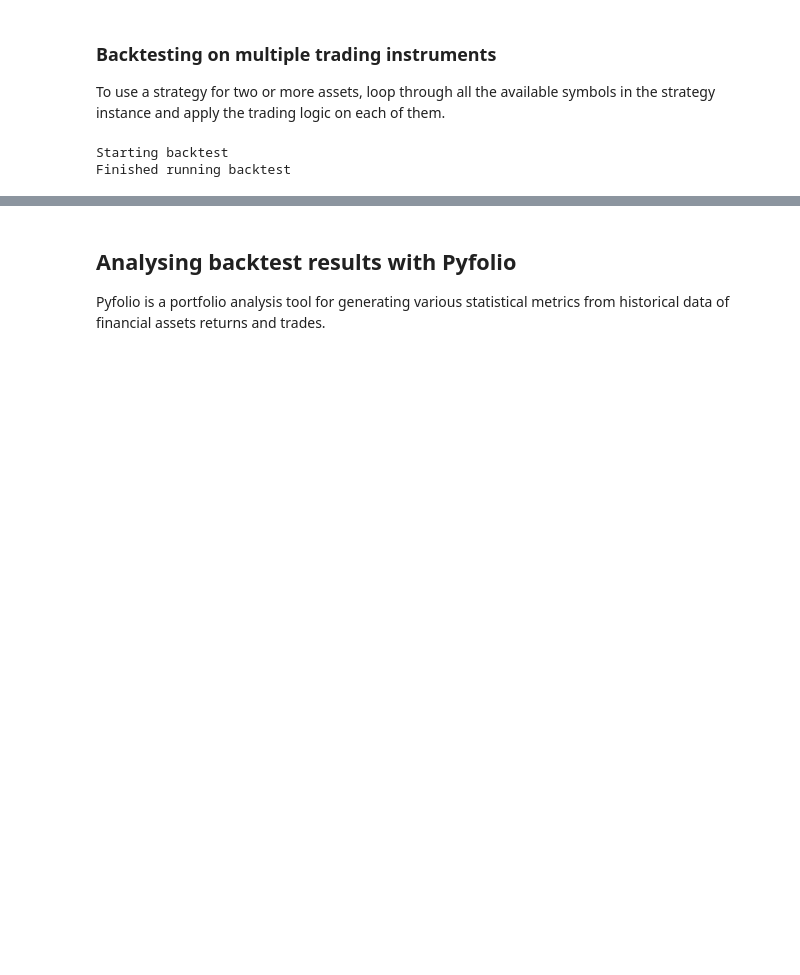
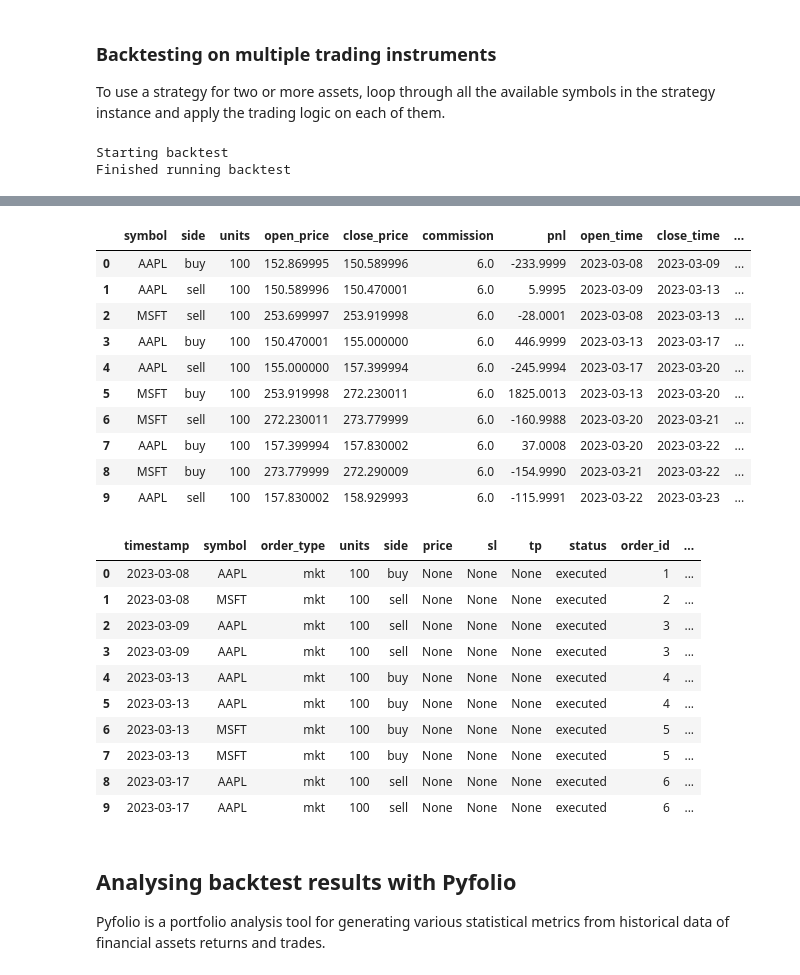
Before and after one commit to tiloye/systrader, a Jupyter notebook: examples/end2end_backtest.ipynb, the cells around one changed output, grey strips where cells are left out. Drawn from its saved outputs; the diff is of its cells as text; code cells hidden in the pictures; blank space fills up the shorter version.

```diff
--- a/examples/end2end_backtest.ipynb
+++ b/examples/end2end_backtest.ipynb
@@ -154,30 +154,38 @@ class Momentum(Strategy):
                 if position.side == signal:
                     return
                 else:
-                    if signal == "BUY":
-                        self.broker.buy(symbol, units=2 * position.units)
+                    if signal == OrderSide.BUY:
+                        self.broker.buy(symbol=symbol, units=2 * position.units)
                     else:
-                        self.broker.sell(symbol, units=2 * position.units)
+                        self.broker.sell(symbol=symbol, units=2 * position.units)
             else:
-                if signal == "BUY":
-                    self.broker.buy(symbol)
+                if signal == OrderSide.BUY:
+                    self.broker.buy(symbol=symbol)
                 else:
-                    self.broker.sell(symbol)
+                    self.broker.sell(symbol=symbol)
 
     def calculate_signal(self, symbol, curr_price):
         prev_price = self.prev_price[symbol]
         if prev_price:
             if curr_price > prev_price:
-                return "BUY"
-            return "SELL"
+                return OrderSide.BUY
+            return OrderSide.SELL
         return None
 # %%
 SYMBOLS = ["AAPL", "MSFT"]
 data_handler = HistoricCSVDataHandler(csv_dir=DATA_PATH, symbols=SYMBOLS)
-sim_broker = SimBroker(data_handler=data_handler, commission=3.0)
+sim_broker = SimBroker(commission=3.0)
 strategy = Momentum(symbols=SYMBOLS)
 trader = Trader(data_handler=data_handler, broker=sim_broker, strategy=strategy)
 trader.run()
 # %% [output]
 Starting backtest
 Finished running backtest
+# %%
+display(
+    trader.data_handler.latest_symbol_data["AAPL"][:5],
+    trader.data_handler.latest_symbol_data["MSFT"][:5],
+    trader.account_history["positions"].head(10),
+    trader.account_history["orders"].head(10)
+)
+# %% [output]
@@ -184,3 +202,25 @@ Finished running backtest
+|  | symbol | side | units | open_price | close_price | commission | pnl | open_time | close_time | ... |
+| 0 | AAPL | buy | 100 | 152.869995 | 150.589996 | 6.0 | -233.9999 | 2023-03-08 | 2023-03-09 | ... |
+| 1 | AAPL | sell | 100 | 150.589996 | 150.470001 | 6.0 | 5.9995 | 2023-03-09 | 2023-03-13 | ... |
+| 2 | MSFT | sell | 100 | 253.699997 | 253.919998 | 6.0 | -28.0001 | 2023-03-08 | 2023-03-13 | ... |
+| 3 | AAPL | buy | 100 | 150.470001 | 155.000000 | 6.0 | 446.9999 | 2023-03-13 | 2023-03-17 | ... |
+| 4 | AAPL | sell | 100 | 155.000000 | 157.399994 | 6.0 | -245.9994 | 2023-03-17 | 2023-03-20 | ... |
+| 5 | MSFT | buy | 100 | 253.919998 | 272.230011 | 6.0 | 1825.0013 | 2023-03-13 | 2023-03-20 | ... |
+| 6 | MSFT | sell | 100 | 272.230011 | 273.779999 | 6.0 | -160.9988 | 2023-03-20 | 2023-03-21 | ... |
+| 7 | AAPL | buy | 100 | 157.399994 | 157.830002 | 6.0 | 37.0008 | 2023-03-20 | 2023-03-22 | ... |
+| 8 | MSFT | buy | 100 | 273.779999 | 272.290009 | 6.0 | -154.9990 | 2023-03-21 | 2023-03-22 | ... |
+| 9 | AAPL | sell | 100 | 157.830002 | 158.929993 | 6.0 | -115.9991 | 2023-03-22 | 2023-03-23 | ... |
+|  | timestamp | symbol | order_type | units | side | price | sl | tp | status | order_id | ... |
+| 0 | 2023-03-08 | AAPL | mkt | 100 | buy | None | None | None | executed | 1 | ... |
+| 1 | 2023-03-08 | MSFT | mkt | 100 | sell | None | None | None | executed | 2 | ... |
+| 2 | 2023-03-09 | AAPL | mkt | 100 | sell | None | None | None | executed | 3 | ... |
+| 3 | 2023-03-09 | AAPL | mkt | 100 | sell | None | None | None | executed | 3 | ... |
+| 4 | 2023-03-13 | AAPL | mkt | 100 | buy | None | None | None | executed | 4 | ... |
+| 5 | 2023-03-13 | AAPL | mkt | 100 | buy | None | None | None | executed | 4 | ... |
+| 6 | 2023-03-13 | MSFT | mkt | 100 | buy | None | None | None | executed | 5 | ... |
+| 7 | 2023-03-13 | MSFT | mkt | 100 | buy | None | None | None | executed | 5 | ... |
+| 8 | 2023-03-17 | AAPL | mkt | 100 | sell | None | None | None | executed | 6 | ... |
+| 9 | 2023-03-17 | AAPL | mkt | 100 | sell | None | None | None | executed | 6 | ... |
 # %% [markdown]
 ## Analysing backtest results with Pyfolio
 Pyfolio is a portfolio analysis tool for generating various statistical metrics from historical data of financial assets returns and trades.
```
Also changed, not shown: parts of 7 cells of this notebook, 22 other files.
